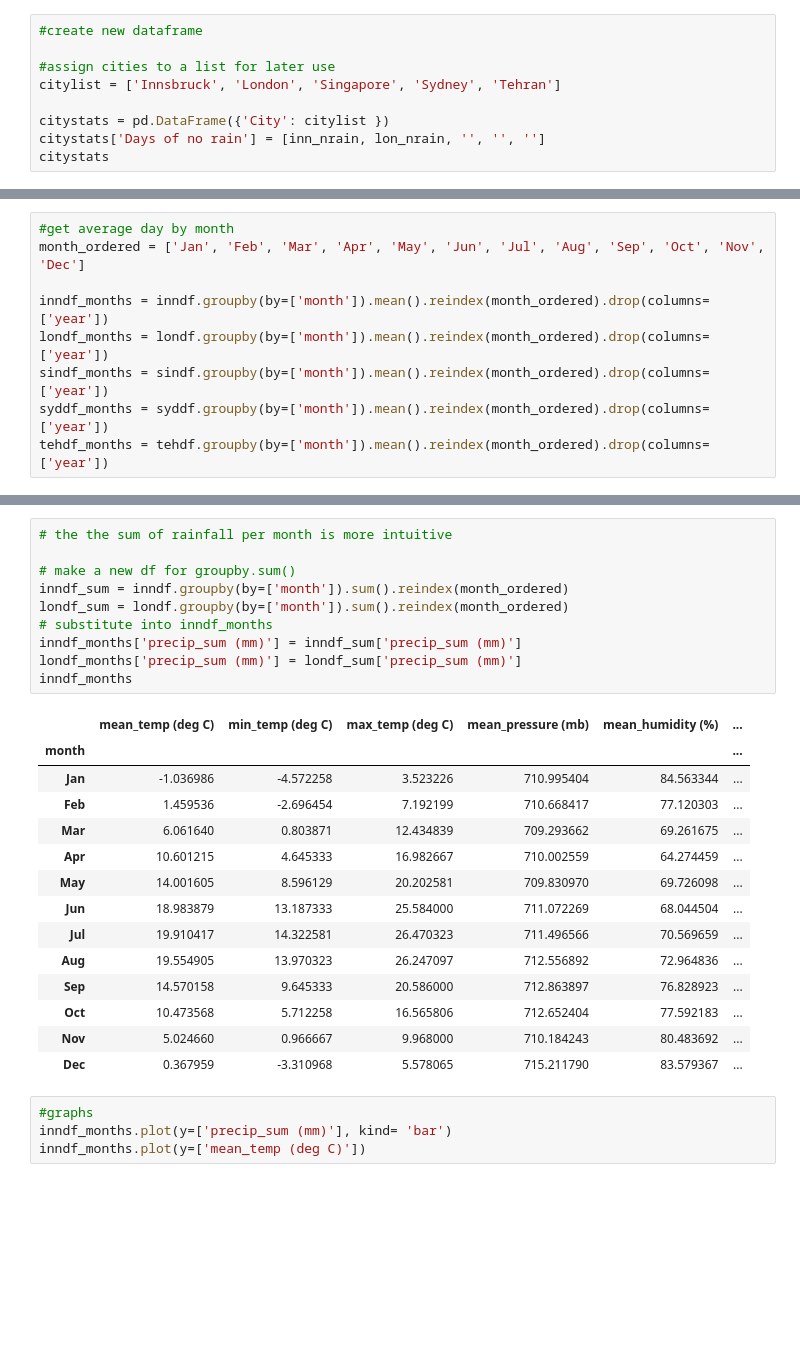
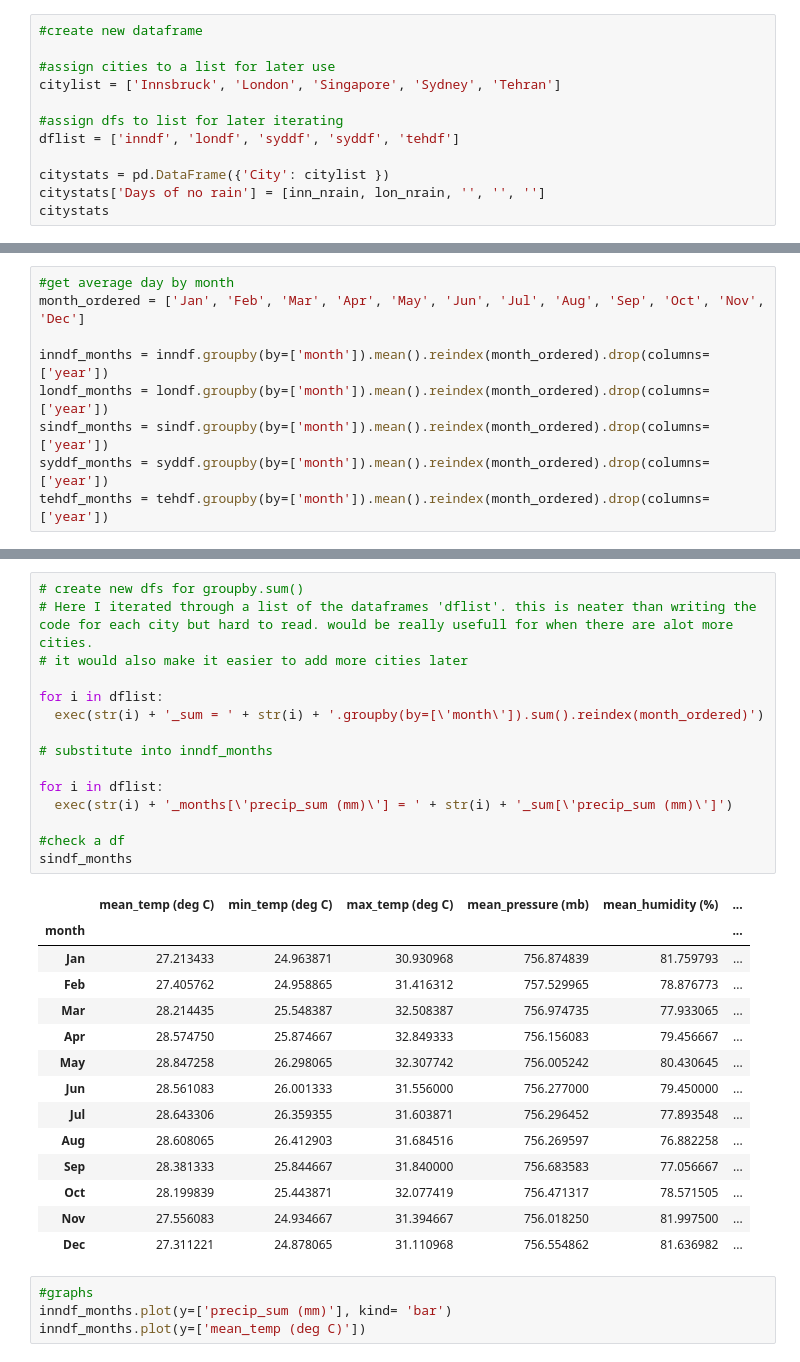
Before and after one commit to dwhew/data_science, a Jupyter notebook: weather.ipynb, the cells around one changed output, grey strips where cells are left out. Drawn from its saved outputs; the diff is of its cells as text; blank space fills up the shorter version.

```diff
--- a/weather.ipynb
+++ b/weather.ipynb
@@ -99,6 +99,9 @@ inn_perf
 #assign cities to a list for later use
 citylist = ['Innsbruck', 'London', 'Singapore', 'Sydney', 'Tehran']
 
+#assign dfs to list for later iterating
+dflist = ['inndf', 'londf', 'syddf', 'syddf', 'tehdf']
+
 citystats = pd.DataFrame({'City': citylist })
 citystats['Days of no rain'] = [inn_nrain, lon_nrain, '', '', '']
 citystats
@@ -139,31 +142,36 @@ inndf_months.compare(londf_months, keep_equal=True)
 | Oct | 10.473568 | 12.279683 | 5.712258 | 8.874194 | 16.565806 | 16.157419 | 712.652404 | ... |
 | Nov | 5.024660 | 8.424954 | 0.966667 | 5.296667 | 9.968000 | 11.449333 | 710.184243 | ... |
 | Dec | 0.367959 | 7.878952 | -3.310968 | 4.832258 | 5.578065 | 10.560645 | 715.211790 | ... |
-# %%
-# the the sum of rainfall per month is more intuitive
-
-# make a new df for groupby.sum()
-inndf_sum = inndf.groupby(by=['month']).sum().reindex(month_ordered)
-londf_sum = londf.groupby(by=['month']).sum().reindex(month_ordered)
-# substitute into inndf_months
-inndf_months['precip_sum (mm)'] = inndf_sum['precip_sum (mm)']
-londf_months['precip_sum (mm)'] = londf_sum['precip_sum (mm)']
-inndf_months
-# %% [output]
-|  | mean_temp (deg C) | min_temp (deg C) | max_temp (deg C) | mean_pressure (mb) | mean_humidity (%) | ... |
-| month |  |  |  |  |  | ... |
-| Jan | -1.036986 | -4.572258 | 3.523226 | 710.995404 | 84.563344 | ... |
-| Feb | 1.459536 | -2.696454 | 7.192199 | 710.668417 | 77.120303 | ... |
-| Mar | 6.061640 | 0.803871 | 12.434839 | 709.293662 | 69.261675 | ... |
-| Apr | 10.601215 | 4.645333 | 16.982667 | 710.002559 | 64.274459 | ... |
-| May | 14.001605 | 8.596129 | 20.202581 | 709.830970 | 69.726098 | ... |
-| Jun | 18.983879 | 13.187333 | 25.584000 | 711.072269 | 68.044504 | ... |
-| Jul | 19.910417 | 14.322581 | 26.470323 | 711.496566 | 70.569659 | ... |
-| Aug | 19.554905 | 13.970323 | 26.247097 | 712.556892 | 72.964836 | ... |
-| Sep | 14.570158 | 9.645333 | 20.586000 | 712.863897 | 76.828923 | ... |
-| Oct | 10.473568 | 5.712258 | 16.565806 | 712.652404 | 77.592183 | ... |
-| Nov | 5.024660 | 0.966667 | 9.968000 | 710.184243 | 80.483692 | ... |
-| Dec | 0.367959 | -3.310968 | 5.578065 | 715.211790 | 83.579367 | ... |
+# %%
+# create new dfs for groupby.sum()
+# Here I iterated through a list of the dataframes 'dflist'. this is neater than writing the code for each city but hard to read. would be really usefull for when there are alot more cities.
+# it would also make it easier to add more cities later
+
+for i in dflist:
+  exec(str(i) + '_sum = ' + str(i) + '.groupby(by=[\'month\']).sum().reindex(month_ordered)')
+
+# substitute into inndf_months
+
+for i in dflist:
+  exec(str(i) + '_months[\'precip_sum (mm)\'] = ' + str(i) + '_sum[\'precip_sum (mm)\']')
+
+#check a df
+sindf_months
+# %% [output]
+|  | mean_temp (deg C) | min_temp (deg C) | max_temp (deg C) | mean_pressure (mb) | mean_humidity (%) | ... |
+| month |  |  |  |  |  | ... |
+| Jan | 27.213433 | 24.963871 | 30.930968 | 756.874839 | 81.759793 | ... |
+| Feb | 27.405762 | 24.958865 | 31.416312 | 757.529965 | 78.876773 | ... |
+| Mar | 28.214435 | 25.548387 | 32.508387 | 756.974735 | 77.933065 | ... |
+| Apr | 28.574750 | 25.874667 | 32.849333 | 756.156083 | 79.456667 | ... |
+| May | 28.847258 | 26.298065 | 32.307742 | 756.005242 | 80.430645 | ... |
+| Jun | 28.561083 | 26.001333 | 31.556000 | 756.277000 | 79.450000 | ... |
+| Jul | 28.643306 | 26.359355 | 31.603871 | 756.296452 | 77.893548 | ... |
+| Aug | 28.608065 | 26.412903 | 31.684516 | 756.269597 | 76.882258 | ... |
+| Sep | 28.381333 | 25.844667 | 31.840000 | 756.683583 | 77.056667 | ... |
+| Oct | 28.199839 | 25.443871 | 32.077419 | 756.471317 | 78.571505 | ... |
+| Nov | 27.556083 | 24.934667 | 31.394667 | 756.018250 | 81.997500 | ... |
+| Dec | 27.311221 | 24.878065 | 31.110968 | 756.554862 | 81.636982 | ... |
 # %%
 #graphs
 inndf_months.plot(y=['precip_sum (mm)'], kind= 'bar')
```
Also changed, not shown: parts of 6 cells of this notebook.
